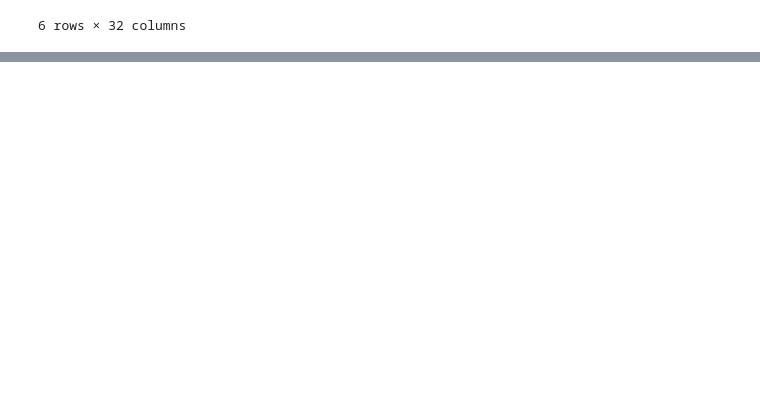
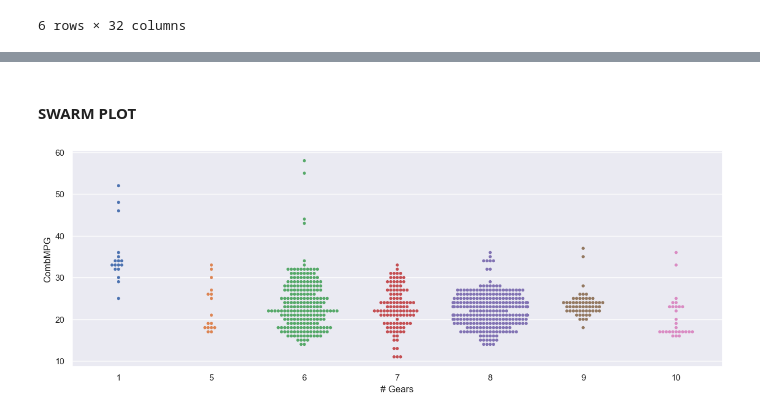
Before and after one commit to Ozxahmed/ML_DS_DL_Udemy_Course, a Jupyter notebook: s2_statistics_probability_refresher.ipynb, the cells around one changed output, grey strips where cells are left out. Saved outputs shown, nothing was run; the diff lists cells and outputs as text; code cells hidden in the pictures; blank space fills up the shorter version.

```diff
--- a/s2_statistics_probability_refresher.ipynb
+++ b/s2_statistics_probability_refresher.ipynb
@@ -699,0 +802,6 @@ df2
+# %% [markdown]
+#### SWARM PLOT
+# %%
+sns.swarmplot(data=df, x='# Gears', y='CombMPG', s=4);
+# %% [output]
+[figure, added]
```
Also changed, not shown: parts of 25 cells of this notebook, 1 other file.
